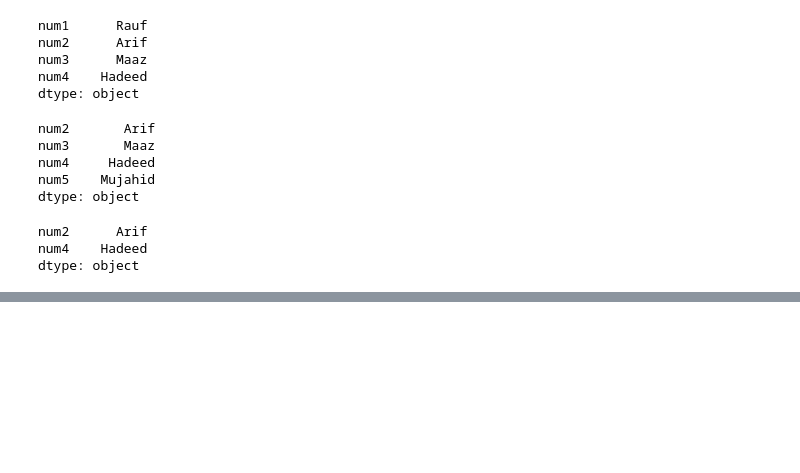
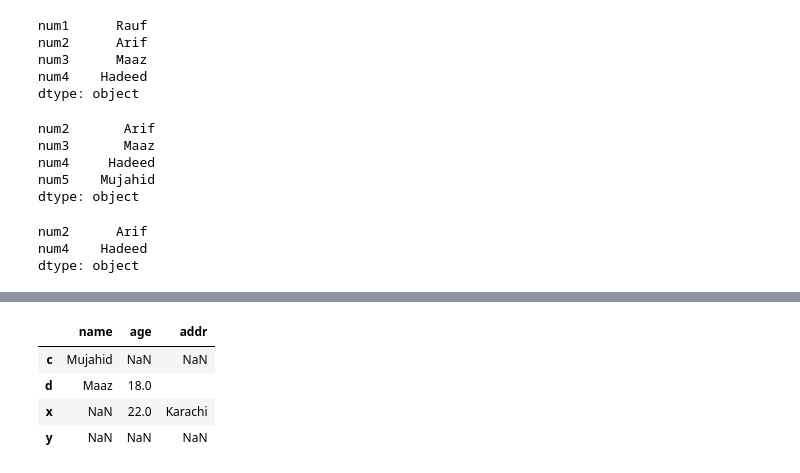
Before and after one commit to shumyyla/TTDS, a Jupyter notebook: pandas.ipynb, the cells around one changed output, grey strips where cells are left out. Drawn from its saved outputs; the diff is of its cells as text; code cells hidden in the pictures; blank space fills up the shorter version.

```diff
--- a/pandas.ipynb
+++ b/pandas.ipynb
@@ -385,0 +407,8 @@ dtype: object
+# %%
+df.tail(-2)
+# %% [output]
+|  | name | age | addr |
+| c | Mujahid | NaN | NaN |
+| d | Maaz | 18.0 |  |
+| x | NaN | 22.0 | Karachi |
+| y | NaN | NaN | NaN |
```
Also changed, not shown: parts of 15 cells of this notebook.
